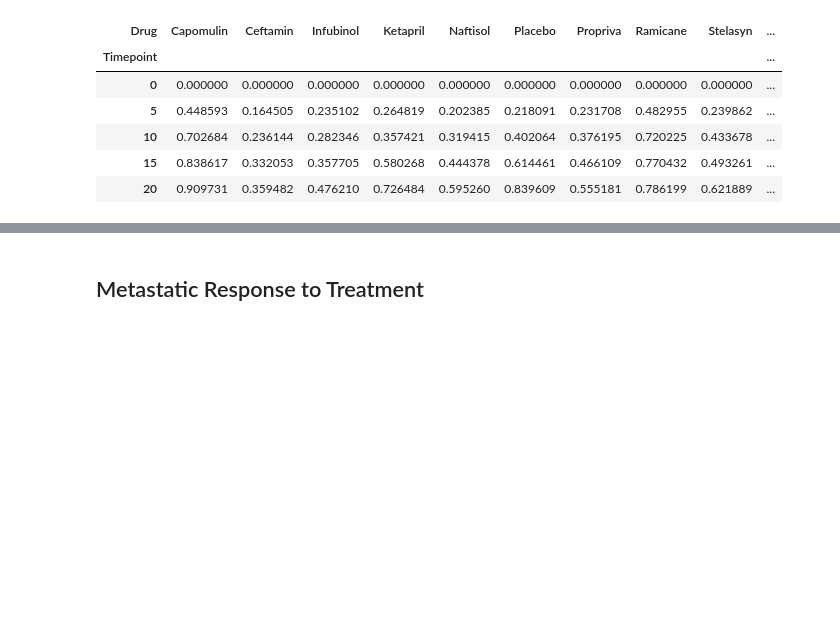
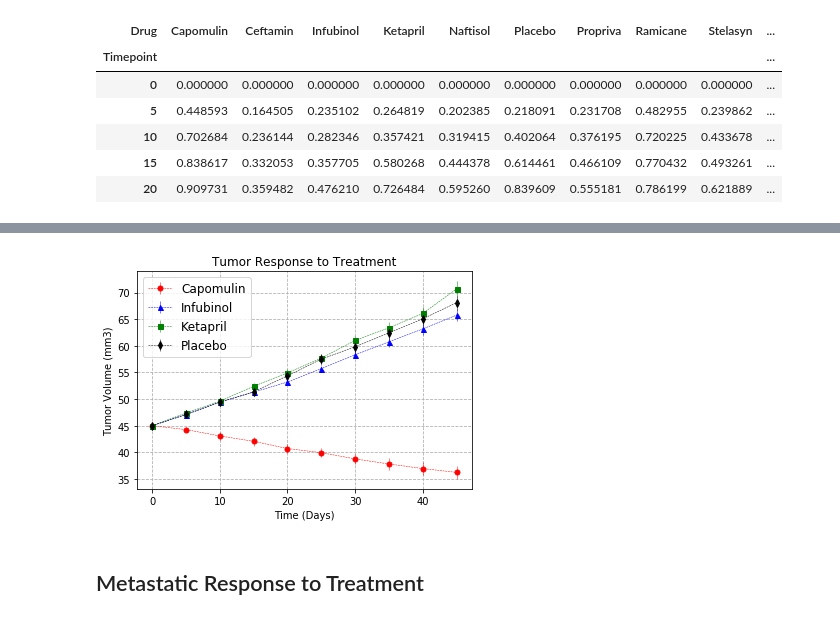
Before and after one commit to shouaschang/Student, a Jupyter notebook: 05_Matplotlib/Pymaceuticals/pymaceuticals_matplotlib.ipynb, the cells around one changed output, grey strips where cells are left out. Saved outputs shown, nothing was run; the diff lists cells and outputs as text; code cells hidden in the pictures; blank space fills up the shorter version.

```diff
--- a/05_Matplotlib/Pymaceuticals/pymaceuticals_matplotlib.ipynb
+++ b/05_Matplotlib/Pymaceuticals/pymaceuticals_matplotlib.ipynb
@@ -129,3 +120,38 @@ plt.show()
+# %%
+# Generate the Plot (with Error Bars)
+x_axis = np.arange(0, 50, 10)
+x_limit = 45
+
+plt.figure(figsize=(6,4))
+
+plt.errorbar(tumor_mean_pivot.index, tumor_mean_pivot["Capomulin"], yerr=tumor_se_pivot["Capomulin"],\
+             color="r", marker="o", markersize=5, linestyle="dashed", linewidth=0.50)
+plt.errorbar(tumor_mean_pivot.index, tumor_mean_pivot["Infubinol"], yerr=tumor_se_pivot["Infubinol"],\
+             color="b", marker="^", markersize=5, linestyle="dashed", linewidth=0.50)
+plt.errorbar(tumor_mean_pivot.index, tumor_mean_pivot["Ketapril"],yerr=tumor_se_pivot["Ketapril"],\
+             color="g", marker="s", markersize=5, linestyle="dashed", linewidth=0.50)
+plt.errorbar(tumor_mean_pivot.index, tumor_mean_pivot["Placebo"],yerr=tumor_se_pivot["Placebo"],\
+             color="k", marker="d", markersize=5, linestyle="dashed", linewidth=0.50)
+
+# Adding labels
+
+# Adding main title
+plt.title("Tumor Response to Treatment")
+
+# Adding x and y labels
+plt.xlabel("Time (Days)")
+plt.ylabel("Tumor Volume (mm3)")
+
+plt.grid(linestyle="dashed")
+plt.legend(loc='best', fontsize=12, fancybox=True)
+
+# Save the figure
+plt.savefig("Tumor_Response_Treatment_Plot.png")
+
+# Show the Figure
+plt.show()
+# %% [output]
+[figure, added]
 # %% [markdown]
 ## Metastatic Response to Treatment
 # %%
```
Also changed, not shown: parts of 10 cells of this notebook.
